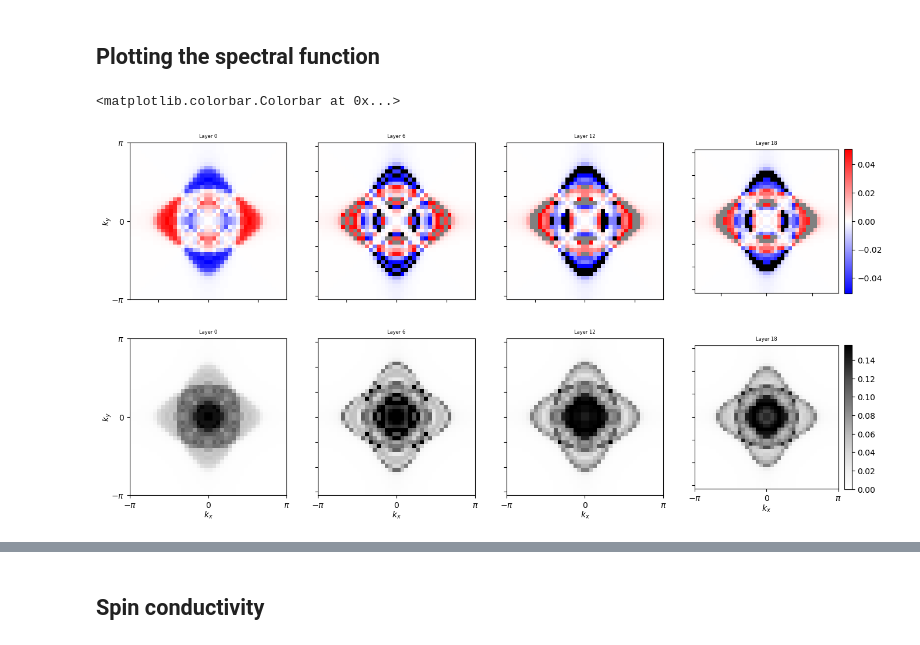
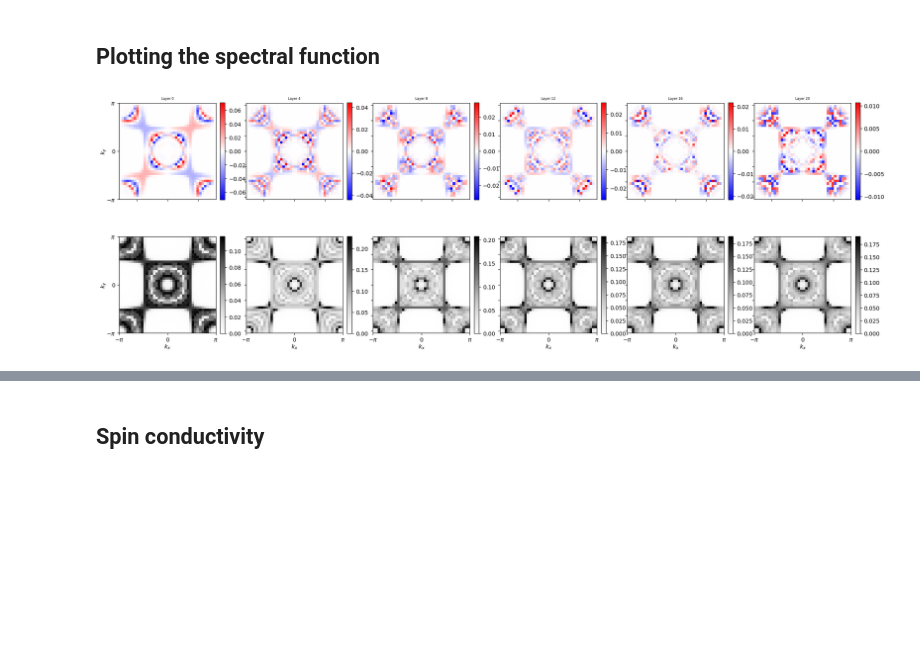
Before and after one commit to dpreuo/alter_surf, a Jupyter notebook: surface_DLKK.ipynb, the cells around one changed output, grey strips where cells are left out. Cells and saved outputs as stored; diff of their text form; code cells hidden in the pictures; blank space fills up the shorter version.

Commit message:
added python notebook for 3D_DLKK model

```diff
--- a/surface_DLKK.ipynb
+++ b/surface_DLKK.ipynb
@@ -36,5 +49,6 @@ def projector2layer(layer,len_z=2):
 # %%
-paramS1 = dict(delta=1,m=0.9,mu=-3)
+paramS1 = dict(len_z=4,tz=1,delta=1,m=0.9,Q_z=pi,mu=-3,PBC=False)
+
 
 param = paramS1
 fig, [ax,ax1] = plt.subplots(1,2,gridspec_kw={'width_ratios': [2,1]},figsize=(10,3))
@@ -46,12 +60,10 @@ pathBZ = np.array([points_BZ[x] for x in labels])
 labels = ['$'+l+'$' for l in labels]
 
 
-
-
-coloring_operator = Spin_operator
+coloring_operator = np.kron(np.ones(param['len_z']), Spin_operator)
 
 cmap = cm.get_cmap('bwr')
 
-plot_bandstruc(ax,H_DLKK_2D,param=param,points_path=pathBZ,labels_points_path=labels,coloring_operator=coloring_operator,cmap=cmap)
-plot_FS(ax1,H_DLKK_2D,param=param,coloring_operator=coloring_operator,cmap=cmap)
+plot_bandstruc(ax,H_DLKK_3D,param=param,points_path=pathBZ,labels_points_path=labels,coloring_operator=coloring_operator,cmap=cmap)
+plot_FS(ax1,H_DLKK_3D,param=param,coloring_operator=coloring_operator,cmap=cmap)
 # %% [output]
@@ -84,13 +72,12 @@ plot_FS(ax1,H_2orb_3D,param=param,coloring_operator=coloring_operator,cmap=cmap,
 ## Plotting the spectral function
 # %%
 Lq = 40 #number of k-points in each direction
-Hamiltonian_fct = H_2orb_3D
-paramS1 = dict(len_z=20,t1=1,t2=0.5,mu=-3,m=0.6,t3=0,tz=1,tzp=0,PBC=False,Q_z=0)
+Hamiltonian_fct = H_DLKK_3D
+paramS1 = dict(len_z=40,tz=1,delta=1,m=0.9,Q_z=pi,mu=-3)
 
 
 # Define the parameters for the Hamiltonian
 param = paramS1
-param['len_z'] = len_z
 # Define the k-point grid
 kxs = np.linspace(-pi,pi,Lq)
 kys = np.linspace(-pi,pi,Lq)
@@ -133,38 +120,42 @@ def plot_spectral_density(ax,spectral_density,cmap='bwr',title_plot='',show_xlab
     return im
 # %%
 Gamma = 5e-2
-
+len_z = param['len_z']
+#layers = [0,len_z//6,len_z//3,len_z//2]
+layers = np.linspace(0,len_z//2,6,dtype=int)
 
 
 #Plot
-fig,axs = plt.subplots(2,4,figsize=(16,8))
+fig,axs = plt.subplots(2,len(layers),figsize=(4*len(layers),8))
 
-for ax_column,layer in zip(axs.T,[0,6,12,18]):
+for ax_column,layer in zip(axs.T,layers):
     proj_2layers = projector2layer(layer,len_z=len_z)+projector2layer(layer+1,len_z=len_z)
     coloring_operator = np.kron(proj_2layers,Spin_operator) #projected spin_operator
 
     #compute spin spectral density
     Os = exp_value_O(coloring_operator,psis) #.shape=(n,y,x)
     spectral_density_spin = np.sum(Os*Gamma/(es**2+Gamma**2),axis=0)/len_z
 
-    #computespectral density
+    #compute spectral density
     Os = exp_value_O(np.kron(proj_2layers,np.ones(4)),psis) #.shape=(n,y,x)
     spectral_density0 = np.sum(Os*Gamma/(es**2+Gamma**2),axis=0)/len_z
 
-    if layer==0:
-        vmax_spin = np.abs(spectral_density_spin).max()
-        vmax0 = np.abs(spectral_density0).max()
+
+    vmax_spin = np.abs(spectral_density_spin).max()
+    vmax0 = np.abs(spectral_density0).max()
 
     imT = plot_spectral_density(ax_column[0],spectral_density_spin,title_plot='Layer '+str(layer),show_ylabel=(layer==0),show_xlabel=False,vmax=vmax_spin)
-    imB = plot_spectral_density(ax_column[1],spectral_density0,title_plot='Layer '+str(layer),show_ylabel=(layer==0),show_xlabel=True,vmax=vmax0,vmin=0,cmap='Greys')
+    imB = plot_spectral_density(ax_column[1],spectral_density0,show_ylabel=(layer==0),show_xlabel=True,vmax=vmax0,vmin=0,cmap='Greys')
+
+    #colorbars for each plot
+    plt.colorbar(imT,ax=ax_column[0],fraction=0.046,pad=0.04)
+    plt.colorbar(imB,ax=ax_column[1],fraction=0.046,pad=0.04)
 
 
-
-plt.colorbar(imT,ax=axs[0,-1],fraction=0.046,pad=0.04)
-plt.colorbar(imB,ax=axs[1,-1],fraction=0.046,pad=0.04)
+# plt.colorbar(imT,ax=axs[0,-1],fraction=0.046,pad=0.04)
+# plt.colorbar(imB,ax=axs[1,-1],fraction=0.046,pad=0.04)
 # %% [output]
-<matplotlib.colorbar.Colorbar at 0x...>
-[figure, old version]
+[figure, new version]
 # %%
 Gamma = 5e-2
 coloring_operator = np.kron(projector2layer(len_z//2,len_z=len_z),Spin_operator) #overall spin_operator
```
Also changed, not shown: parts of 14 cells of this notebook.
